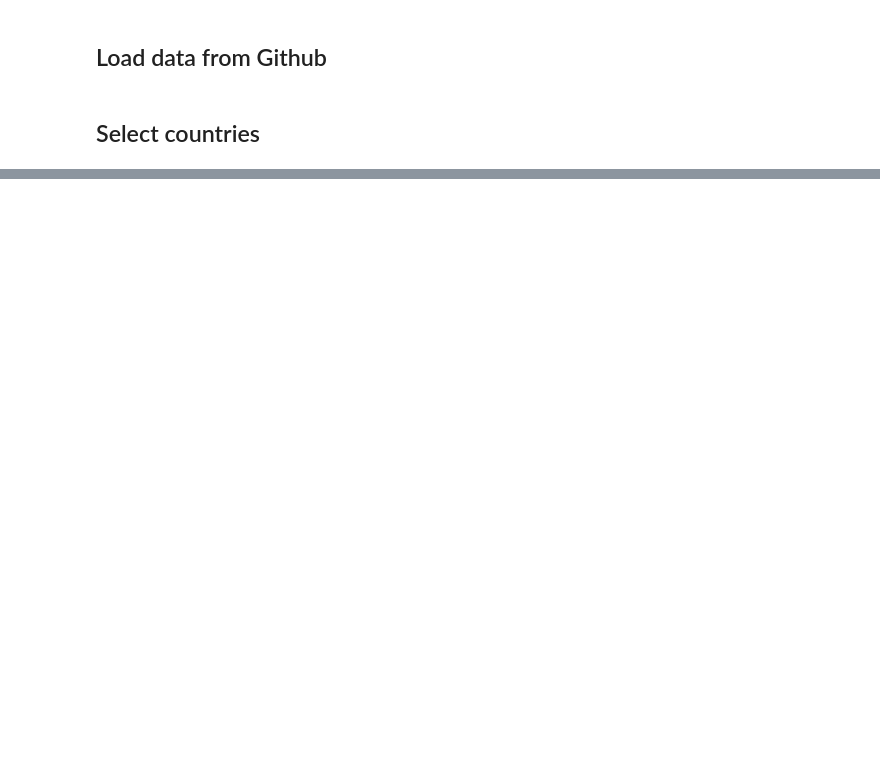
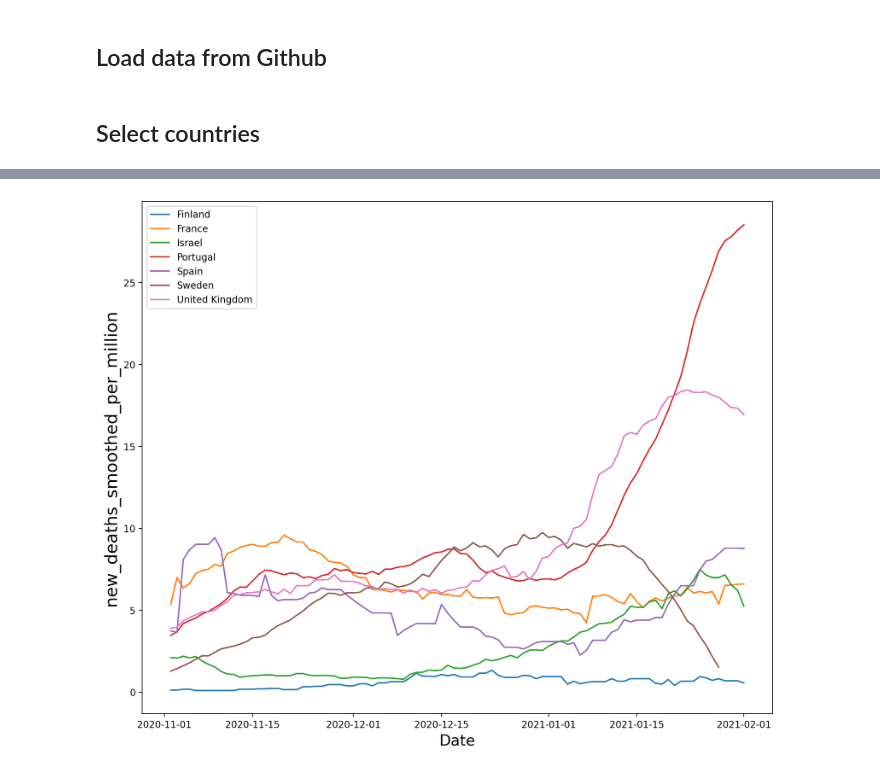
Before and after one commit to simonmoreau/covid-data, a Jupyter notebook: COVID Recent Cases.ipynb, the cells around one changed output, grey strips where cells are left out. Saved outputs shown, nothing was run; the diff lists cells and outputs as text; code cells hidden in the pictures; blank space fills up the shorter version.

```diff
--- a/COVID Recent Cases.ipynb
+++ b/COVID Recent Cases.ipynb
@@ -79,3 +90,9 @@ plot_serie(column_name, data_frame)
+# %%
+column_name = 'new_deaths_smoothed_per_million'
+data_frame = covid_data_df[(covid_data_df['date'] > '2020-11-01')]
+plot_serie(column_name, data_frame)
+# %% [output]
+[figure, added]
 # %%
 column_name = 'new_cases_per_million'
 data_frame = covid_data_df[(covid_data_df['date'] > '2021-01-01')]
```
Also changed, not shown: parts of 5 cells of this notebook, 2 other files.
